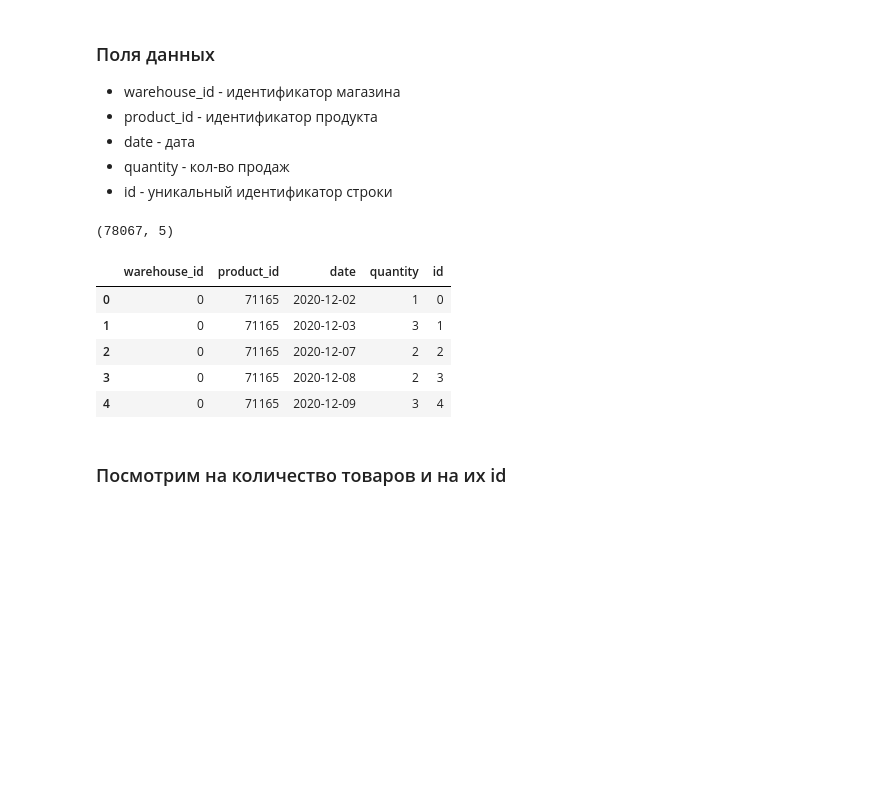
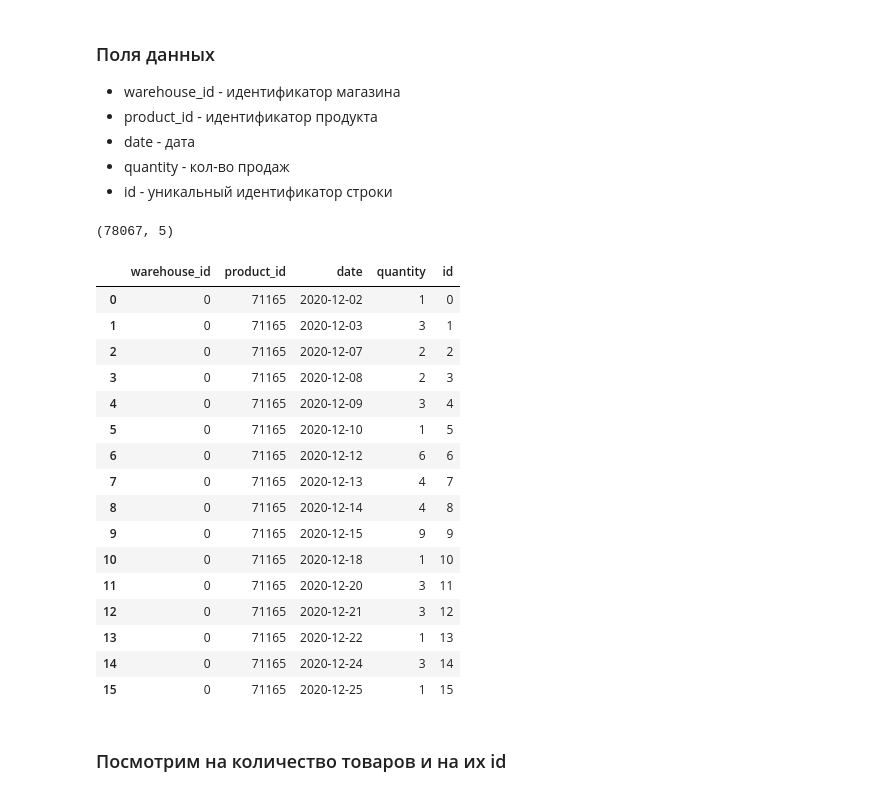
Before and after one commit to makler322/msu_ml_spring_2021, a Jupyter notebook: Sales_Forecasting/Sales_Forecasting.ipynb, the cells around one changed output. Saved outputs shown, nothing was run; the diff lists cells and outputs as text; code cells hidden in the pictures; blank space fills up the shorter version.

```diff
--- a/Sales_Forecasting/Sales_Forecasting.ipynb
+++ b/Sales_Forecasting/Sales_Forecasting.ipynb
@@ -30,15 +33,26 @@ import gensim
 # %%
 train_data = pd.read_csv("/content/drive/MyDrive/Sales_Forecasting/train.csv")
 print(train_data.shape)
-train_data.head()
+train_data.head(16)
 # %% [output]
 (78067, 5)
 |  | warehouse_id | product_id | date | quantity | id |
 | 0 | 0 | 71165 | 2020-12-02 | 1 | 0 |
 | 1 | 0 | 71165 | 2020-12-03 | 3 | 1 |
 | 2 | 0 | 71165 | 2020-12-07 | 2 | 2 |
 | 3 | 0 | 71165 | 2020-12-08 | 2 | 3 |
 | 4 | 0 | 71165 | 2020-12-09 | 3 | 4 |
+| 5 | 0 | 71165 | 2020-12-10 | 1 | 5 |
+| 6 | 0 | 71165 | 2020-12-12 | 6 | 6 |
+| 7 | 0 | 71165 | 2020-12-13 | 4 | 7 |
+| 8 | 0 | 71165 | 2020-12-14 | 4 | 8 |
+| 9 | 0 | 71165 | 2020-12-15 | 9 | 9 |
+| 10 | 0 | 71165 | 2020-12-18 | 1 | 10 |
+| 11 | 0 | 71165 | 2020-12-20 | 3 | 11 |
+| 12 | 0 | 71165 | 2020-12-21 | 3 | 12 |
+| 13 | 0 | 71165 | 2020-12-22 | 1 | 13 |
+| 14 | 0 | 71165 | 2020-12-24 | 3 | 14 |
+| 15 | 0 | 71165 | 2020-12-25 | 1 | 15 |
 # %% [markdown]
 ### Посмотрим на количество товаров и на их id
 # %%
```
Also changed, not shown: parts of 25 cells of this notebook.
